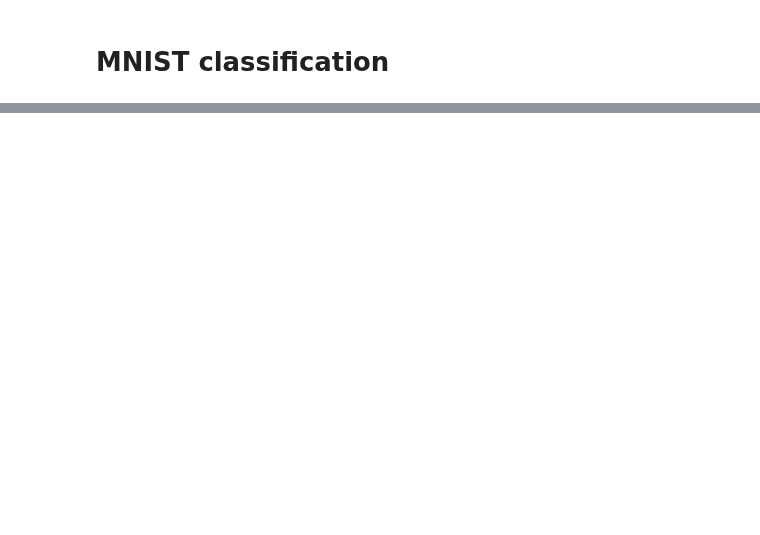
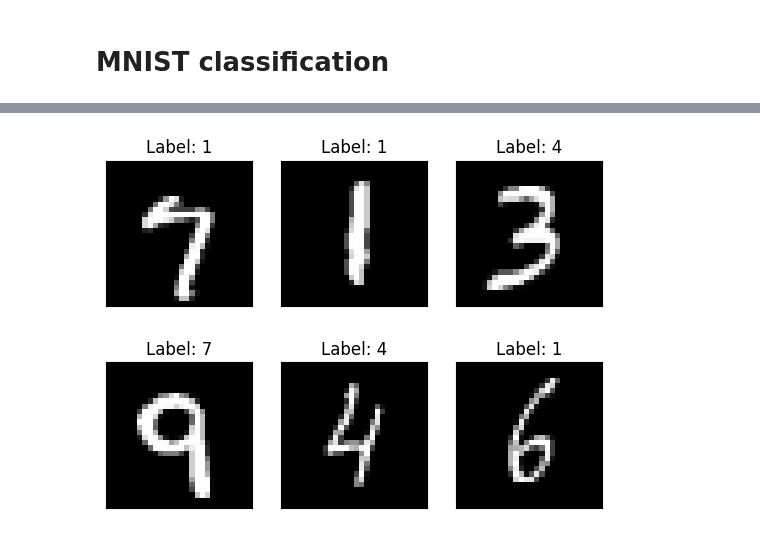
Before and after one commit to daredevil9215/DLFS, a Jupyter notebook: ConvolutionalNeuralNetwork.ipynb, the cells around one changed output, grey strips where cells are left out. Saved outputs shown, nothing was run; the diff lists cells and outputs as text; code cells hidden in the pictures; blank space fills up the shorter version.

```diff
--- a/ConvolutionalNeuralNetwork.ipynb
+++ b/ConvolutionalNeuralNetwork.ipynb
@@ -529,15 +593,16 @@ class Softmax(Activation):
 
             self.dinputs[index] = np.dot(jacobian_matrix, single_dvalues)
 # %%
-layers = [ConvolutionalLayer(input_shape=(1, 28, 28), output_depth=5, kernel_size=3),
+layers = [ConvolutionalLayer(input_shape=(1, 28, 28), output_channels=5, kernel_size=3),
           Sigmoid(),
-          ReshapeLayer(input_shape=(5, 26, 26), output_shape=5 * 26 * 26),
-          DenseLayer(5 * 26 * 26, 100),
+          ConvolutionalLayer(input_shape=(5, 26, 26), output_channels=8, kernel_size=4, stride=2),
+          ReshapeLayer(input_shape=(8, 12, 12), output_shape=8*12*12),
+          DenseLayer(8*12*12, 100),
           Sigmoid(),
           DenseLayer(100, 10),
           Softmax()]
 
-model = Model(layers=layers, loss_function=CCE_Loss(), optimizer=Optimizer_SGD(learning_rate=3e-2))
+model = Model(layers=layers, loss_function=CCE_Loss(), optimizer=Optimizer_SGD(learning_rate=5e-2))
 
-model.train(x_train, y_train, print_every=10, epochs=50)
+model.train(x_train, y_train, print_every=10, epochs=150)
 # %% [output]
@@ -545,22 +612,26 @@ model.train(x_train, y_train, print_every=10, epochs=50)
 KeyboardInterrupt:
 # %%
-fig, ax = plt.subplots(nrows=2, ncols=2)
+fig, ax = plt.subplots(nrows=2, ncols=3)
 i, j = 0, 0
 
-for idx, x in enumerate(x_test[:4]):
+np.random.shuffle(x_test)
+
+for idx, x in enumerate(x_test[:6]):
 
     img = x.reshape(28, 28)
     x = x.reshape(1, *x.shape)
     y_pred = model.predict(x)
 
     ax[i, j].imshow(img, cmap='gray')
     ax[i, j].set_xticks([])
     ax[i, j].set_yticks([])
-    ax[i, j].set_title(f'Label: {np.argmax(y_pred)}')
+    ax[i, j].set_title(f'Label: {np.argmax(y_pred[0])}')
 
     j += 1
-    if j % 2 == 0:
+    if j % 3 == 0:
         i += 1
         j = 0
 
 plt.show()
+# %% [output]
+[figure, added]
```
Also changed, not shown: parts of 10 cells of this notebook, 3 other files.
